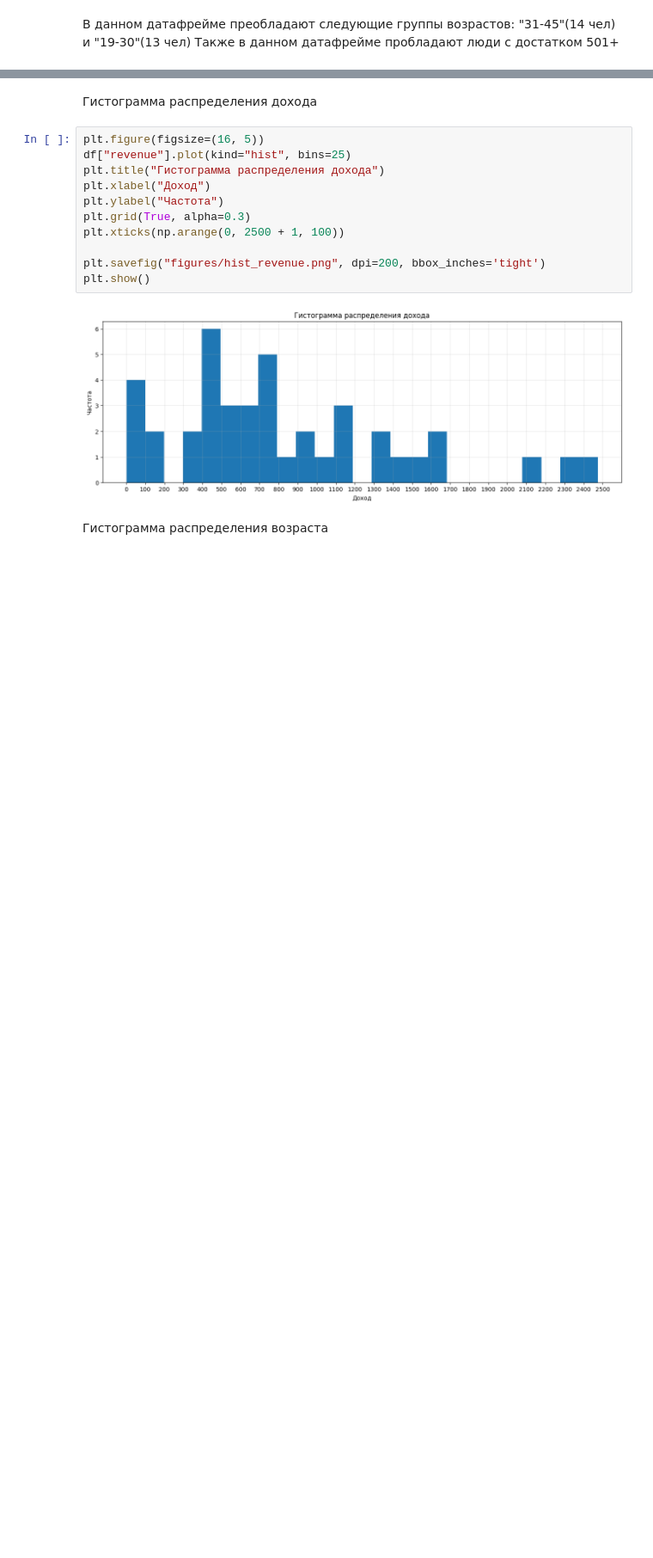
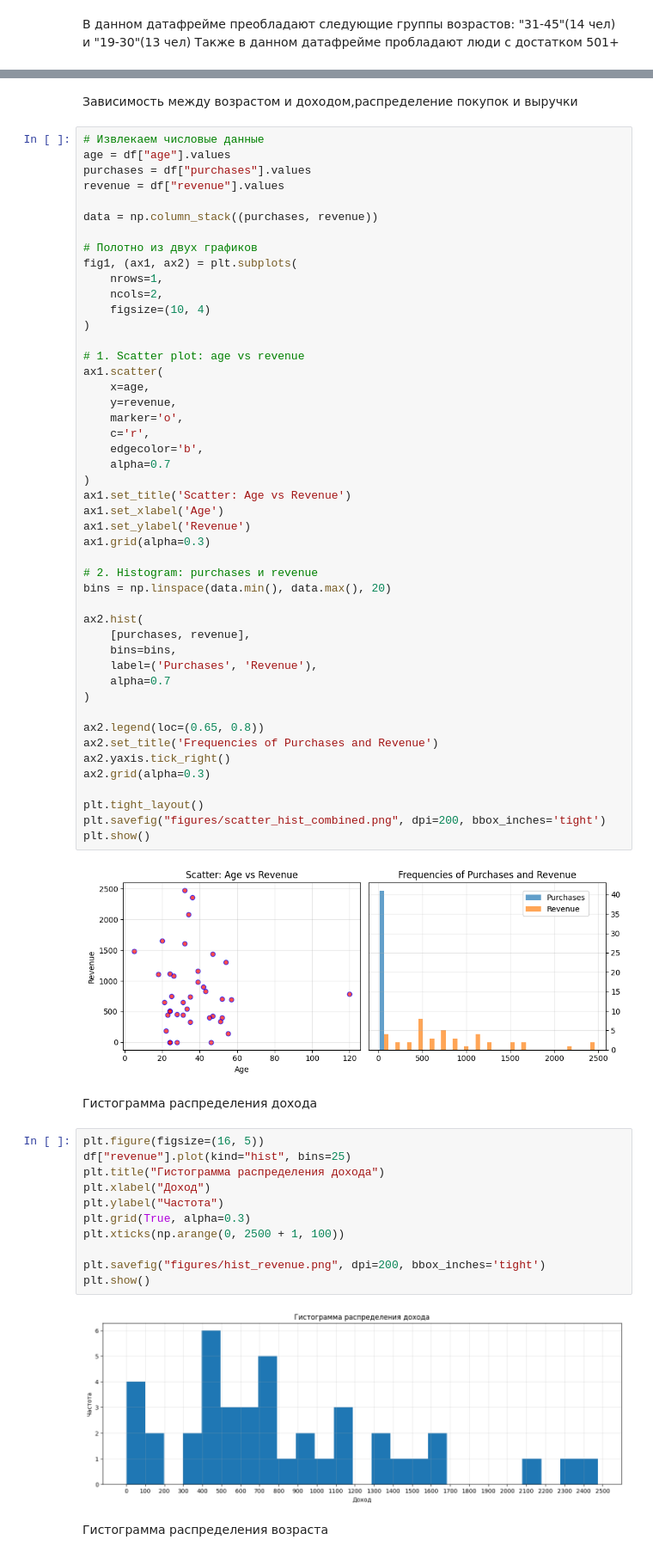
Before and after one commit to artemkr18/artificial-intelligence, a Jupyter notebook: homeworks/HW02/HW02.ipynb, the cells around one changed output, grey strips where cells are left out. Shown at 86% size. Cells and saved outputs as stored; diff of their text form; blank space fills up the shorter version.

```diff
--- a/homeworks/HW02/HW02.ipynb
+++ b/homeworks/HW02/HW02.ipynb
@@ -288,3 +329,54 @@ Name: count, dtype: int64
+# %% [markdown]
+Зависимость между возрастом и доходом,распределение покупок и выручки
+# %%
+# Извлекаем числовые данные
+age = df["age"].values
+purchases = df["purchases"].values
+revenue = df["revenue"].values
+
+data = np.column_stack((purchases, revenue))
+
+# Полотно из двух графиков
+fig1, (ax1, ax2) = plt.subplots(
+    nrows=1,
+    ncols=2,
+    figsize=(10, 4)
+)
+
+# 1. Scatter plot: age vs revenue
+ax1.scatter(
+    x=age,
+    y=revenue,
+    marker='o',
+    c='r',
+    edgecolor='b',
+    alpha=0.7
+)
+ax1.set_title('Scatter: Age vs Revenue')
+ax1.set_xlabel('Age')
+ax1.set_ylabel('Revenue')
+ax1.grid(alpha=0.3)
+
+# 2. Histogram: purchases и revenue
+bins = np.linspace(data.min(), data.max(), 20)
+
+ax2.hist(
+    [purchases, revenue],
+    bins=bins,
+    label=('Purchases', 'Revenue'),
+    alpha=0.7
+)
+
+ax2.legend(loc=(0.65, 0.8))
+ax2.set_title('Frequencies of Purchases and Revenue')
+ax2.yaxis.tick_right()
+ax2.grid(alpha=0.3)
+
+plt.tight_layout()
+plt.savefig("figures/scatter_hist_combined.png", dpi=200, bbox_inches='tight')
+plt.show()
+# %% [output]
+[figure, added]
 # %% [markdown]
 Гистограмма распределения дохода
 # %%
```
Also changed, not shown: parts of 13 cells of this notebook, 4 other files.
